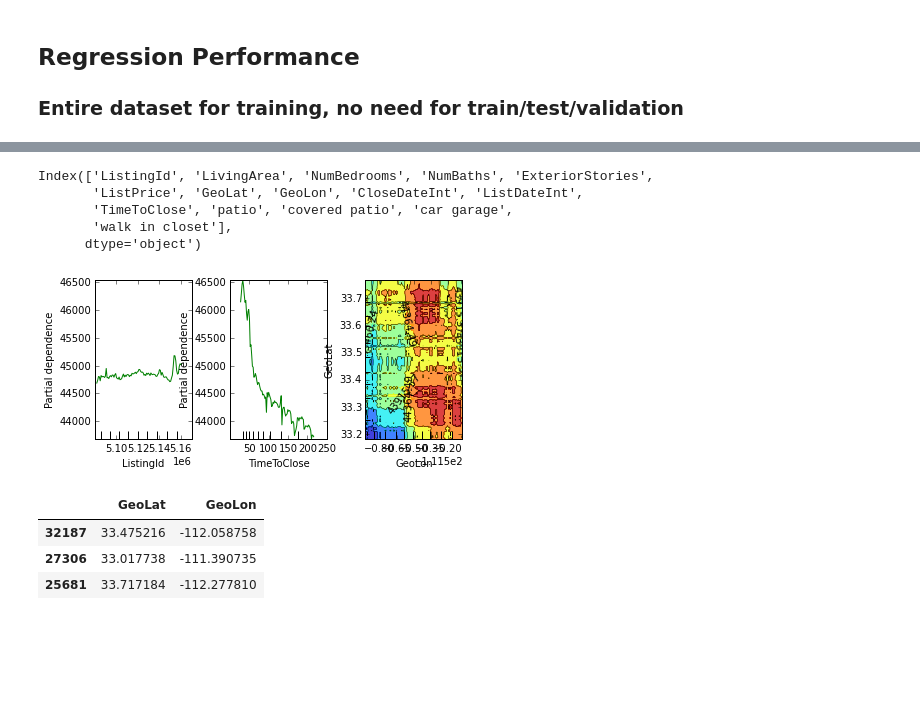
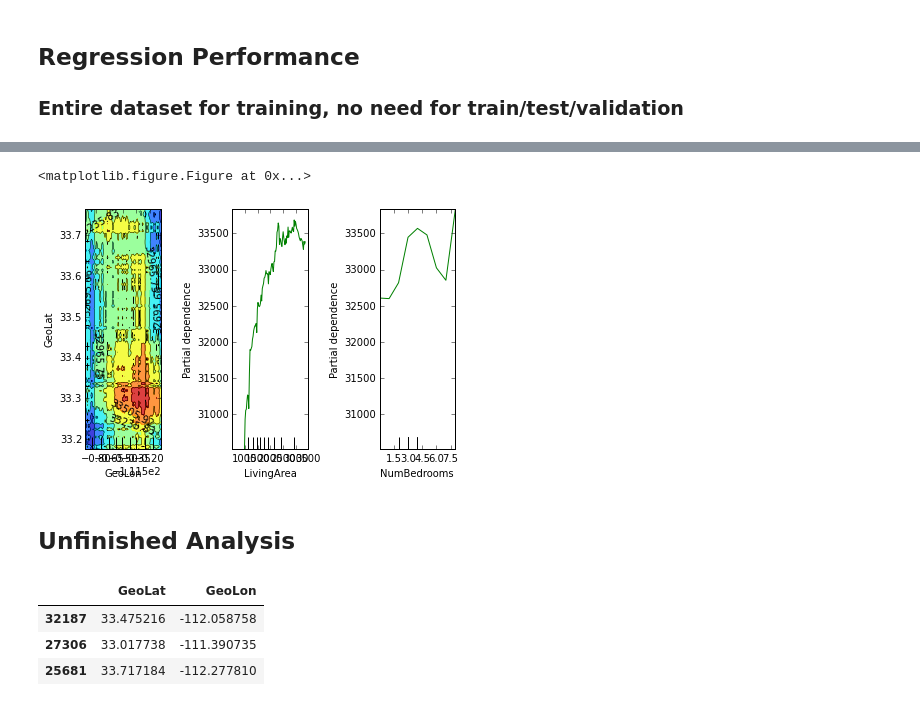
Before and after one commit to MyopicVisage/Challenge_Regression, a Jupyter notebook: Regression Challenge-GBR-GridSearch.ipynb, the cells around one changed output, grey strips where cells are left out. Drawn from its saved outputs; the diff is of its cells as text; code cells hidden in the pictures; blank space fills up the shorter version.

Commit message:
Update to GBR-GridSearch
Filtering code added to eliminate outliers / regress on homes not
condos.

```diff
--- a/Regression Challenge-GBR-GridSearch.ipynb
+++ b/Regression Challenge-GBR-GridSearch.ipynb
@@ -421,16 +480,22 @@ corpus = df['PublicRemarks']
 # Noun Phrases in order of importance:
 vocab = ['patio', 'fireplace', 'fans',
          'covered patio', 'car garage', 'bedroom bath',
-         'breakfast bar', 'spa',
-         'vaulted ceiling', 'ceiling fans',
-         'walk in closet', 'move in ready',
-         'stainless steel', 'washer dryer',
-         'steel appliances', 'stainless steel appliances',
-# Untested:
-         'air conditioning',
-         'hot tub',
-         'granite counter', 'hardwood', 'hardwood floors',
-         'fruit trees', 'trees',]
+         'breakfast bar', 'spa', 'vaulted ceiling',
+         'ceiling fans', 'walk in closet', 'move in ready',
+         'washer dryer', 'appliances', 'granite',
+         'trees',
+         # Untested:
+         'air conditioning', 'hot tub', 'hardwood',
+         'fruit trees',
+# Care of Zillow (Cause the property to move faster, not necessarily alter value):
+# Source:
+# http://www.marketwatch.com/story/using-thesekeywords-in-your-listing-could-sell-your-home-faster-2016-04-15
+#         'barn door', 'shaker cabinet', 'farmhouse sink',
+#         'subway tile', 'quartz', 'craftsman',
+#         'exposed brick', 'pendant light', 'frameless shower',
+#         'heated floors', 'stainless steel', 'granite',
+#         'backsplash', 'tankless water heater', 'outdoor kitchen',
+        ]
 
 ## Bad indicators: 'HOA', 'garage', 'air condition',
 ##                 'fixer upper', 'tree', 'BBQ Grill',
@@ -450,7 +515,7 @@ VectSparseMatrix = pd.DataFrame((vect.fit_transform(corpus).toarray()),
                                 columns=[vect.get_feature_names()])
 # print(VectSparseMatrix)
 
-#  TF-IDF  # This doesn't work try useing the TF-IDF Vectorizer!!!
+#  TF-IDF  # This doesn't work try using the TF-IDF Vectorizer!!!
 #from sklearn.feature_extraction.text import TfidfTransformer
 #tfidf = TfidfTransformer(norm="l2")
 #tfidf.fit(freq_term_matrix)
@@ -487,10 +552,9 @@ X = data.drop(['ListDate',
                'ClosePrice',
                'ListingStatus',
                'Pool',
-               'DwellingType',
-               'PostalCode'], axis=1)
+               'DwellingType',], axis=1)  # 'PostalCode'
 headers = X.dtypes.index
 
-X.shape
-#X.describe()
+#X.shape
+X.describe()
 # %% [output]
@@ -700,20 +787,18 @@ plt.show()
-# %%
-X_train.columns
-# %% [output]
-Index(['ListingId', 'LivingArea', 'NumBedrooms', 'NumBaths', 'ExteriorStories',
-       'ListPrice', 'GeoLat', 'GeoLon', 'CloseDateInt', 'ListDateInt',
-       'TimeToClose', 'patio', 'covered patio', 'car garage',
-       'walk in closet'],
-      dtype='object')
 # %%
 ## Partial Dependency Plots
+
+#X_train.columns
 from sklearn.ensemble.partial_dependence import plot_partial_dependence
 
+plt.figure()  # figsize=(30, 10)
+#fig.set_size_inches(18.5, 10.5)
+
 fig, axs = plot_partial_dependence(model, X_train,
-                                   features = [0, 10, [7,6]],  # [3,7] for 2.5D plot
+                                   features = [[7,6], 1, 2],  #  [7,6] for 2.5D plot  1, 2, 3, 4, 5, 10, 11, 12, 13
                                    feature_names = X_train.columns,
                                    n_cols = 3)
-
+fig.tight_layout()  # Or equivalently,  "plt.tight_layout()"
 fig.show()
 # %% [output]
+<matplotlib.figure.Figure at 0x...>
-[figure, old version]
+[figure, new version]
@@ -720,3 +809,5 @@ fig.show()
+# %% [markdown]
+## Unfinished Analysis
 # %%
 predDf.head(3)
 #predDf['GeoLon']
```
Also changed, not shown: parts of 31 cells of this notebook, 5 other files.
